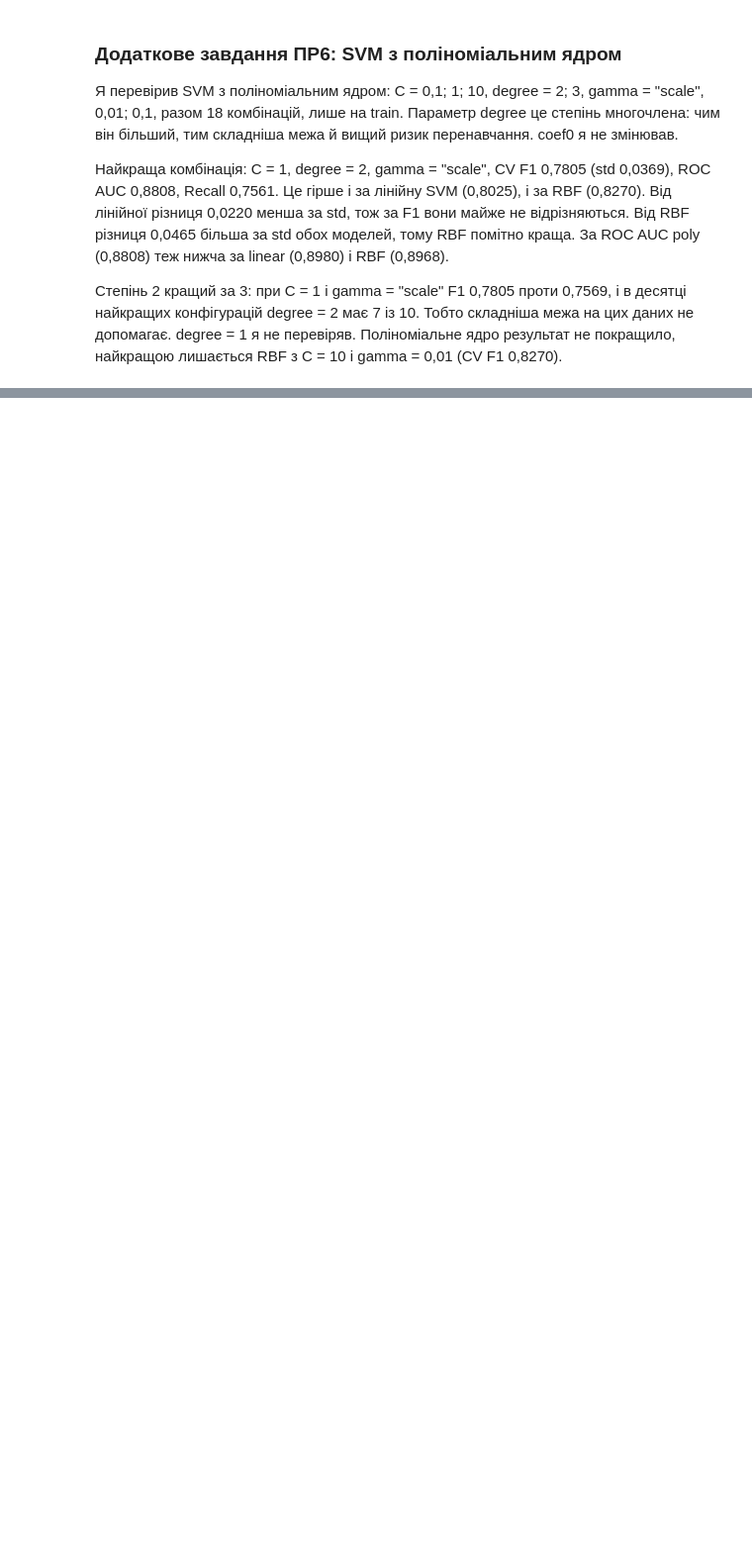
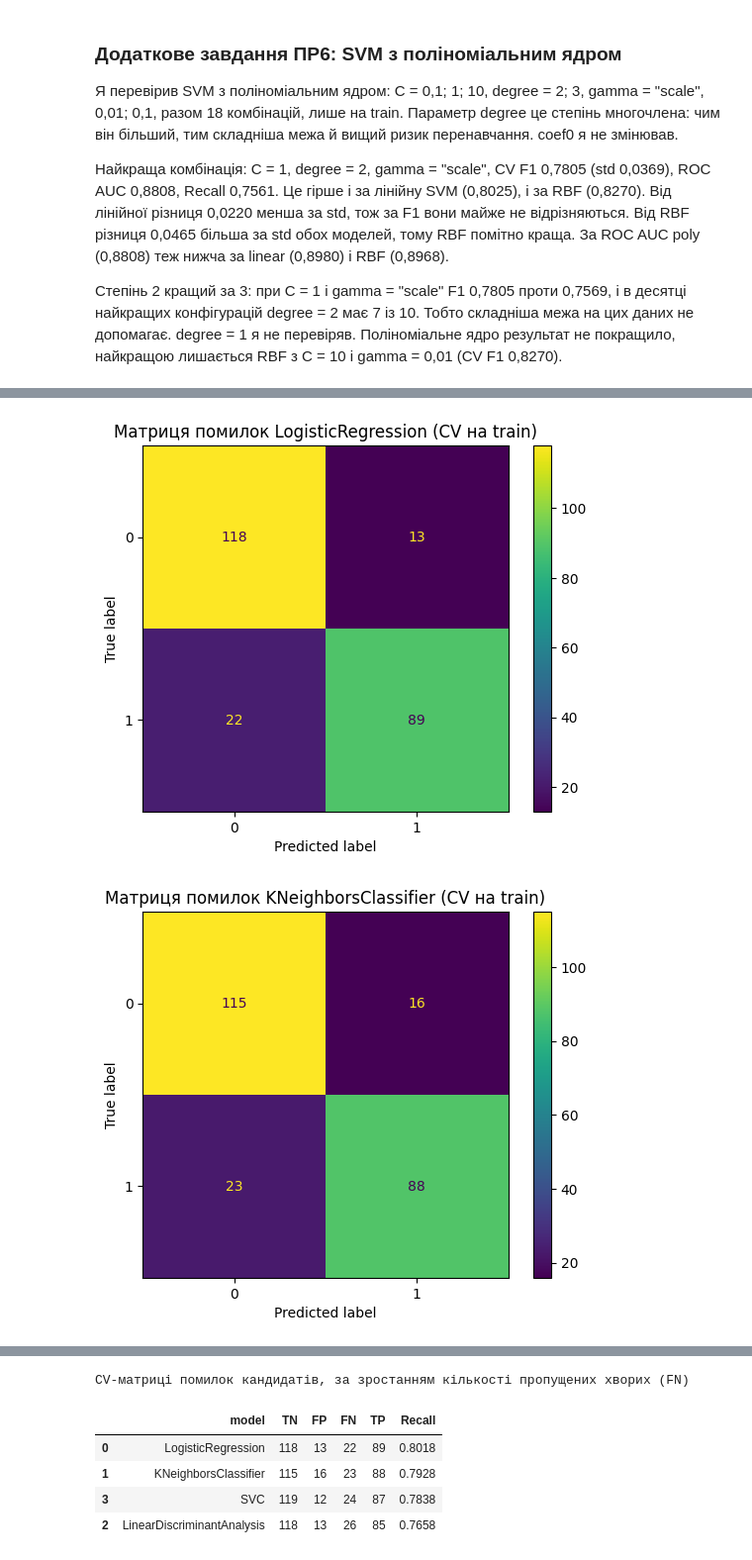
Before and after one commit to Anton-maxi/pattern-recognition-practice, a Jupyter notebook: classification-mini-project/notebooks/PR04_Zboryk_Anton.ipynb, the cells around one changed output, grey strips where cells are left out. Shown at 99% size. Cells and saved outputs as stored; diff of their text form; code cells hidden in the pictures; blank space fills up the shorter version.

```diff
--- a/classification-mini-project/notebooks/PR04_Zboryk_Anton.ipynb
+++ b/classification-mini-project/notebooks/PR04_Zboryk_Anton.ipynb
@@ -1235,0 +1327,48 @@ display(df_svm_poly.sort_values("mean_test_F1", ascending=False).head(10).round(
+# %%
+# Крок 18 (методичка): CV-матриці помилок за позавибірковими прогнозами на train
+from sklearn.metrics import ConfusionMatrixDisplay, confusion_matrix
+
+# Чотири моделі для аналізу: найкраща LR, k-NN, найкраща ймовірнісна (LDA), SVM
+all_models_names = ["LogisticRegression", "KNeighborsClassifier", "LinearDiscriminantAnalysis", "SVC"]
+oof_predictions = []
+
+for elm_cand in candidates:
+    if elm_cand["name"] in all_models_names:
+        models_pipeline_matrix = Pipeline([
+            ("preprocessor", preprocessor),
+            ("classifier", elm_cand["classifier"])
+        ])
+
+        # Позавибіркові прогнози класів для кожного об'єкта train
+        crv_models_matrix = cross_val_predict(models_pipeline_matrix, X_train, y_train, cv=cv)
+        oof_predictions.append({
+            "name": elm_cand["name"],
+            "crv_result": crv_models_matrix
+        })
+
+        # Матриця помилок цієї моделі
+        ConfusionMatrixDisplay.from_predictions(y_train, crv_models_matrix)
+        plt.title("Матриця помилок " + elm_cand["name"] + " (CV на train)")
+        plt.show()
+
+# Таблиця: TN, FP, FN, TP і Recall для кожної моделі
+res_cv_confusion = []
+for elm in oof_predictions:
+    tn, fp, fn, tp = confusion_matrix(y_train, elm["crv_result"]).ravel()
+    Recall = tp / (tp + fn)
+    res_cv_confusion.append({
+        "model": elm["name"],
+        "TN": tn,
+        "FP": fp,
+        "FN": fn,
+        "TP": tp,
+        "Recall": Recall.round(4)
+    })
+
+df_cv_confusion = pd.DataFrame(res_cv_confusion)
+
+print("CV-матриці помилок кандидатів, за зростанням кількості пропущених хворих (FN)")
+display(df_cv_confusion.sort_values("FN", ascending=True))
+# %% [output]
+[figure, added]
+[figure, added]
@@ -1235,0 +1377,6 @@ display(df_svm_poly.sort_values("mean_test_F1", ascending=False).head(10).round(
+CV-матриці помилок кандидатів, за зростанням кількості пропущених хворих (FN)
+|  | model | TN | FP | FN | TP | Recall |
+| 0 | LogisticRegression | 118 | 13 | 22 | 89 | 0.8018 |
+| 1 | KNeighborsClassifier | 115 | 16 | 23 | 88 | 0.7928 |
+| 3 | SVC | 119 | 12 | 24 | 87 | 0.7838 |
+| 2 | LinearDiscriminantAnalysis | 118 | 13 | 26 | 85 | 0.7658 |
```
Also changed, not shown: parts of 16 cells of this notebook.
